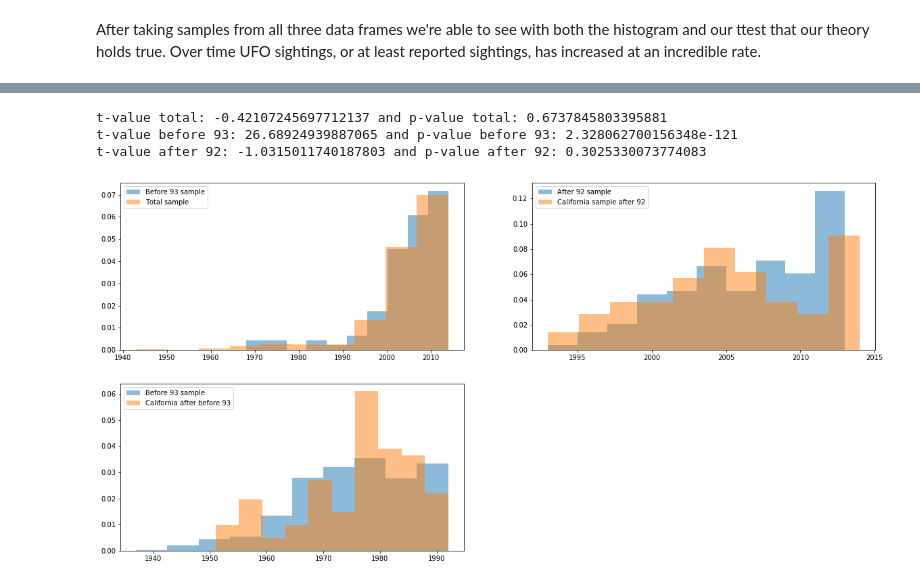
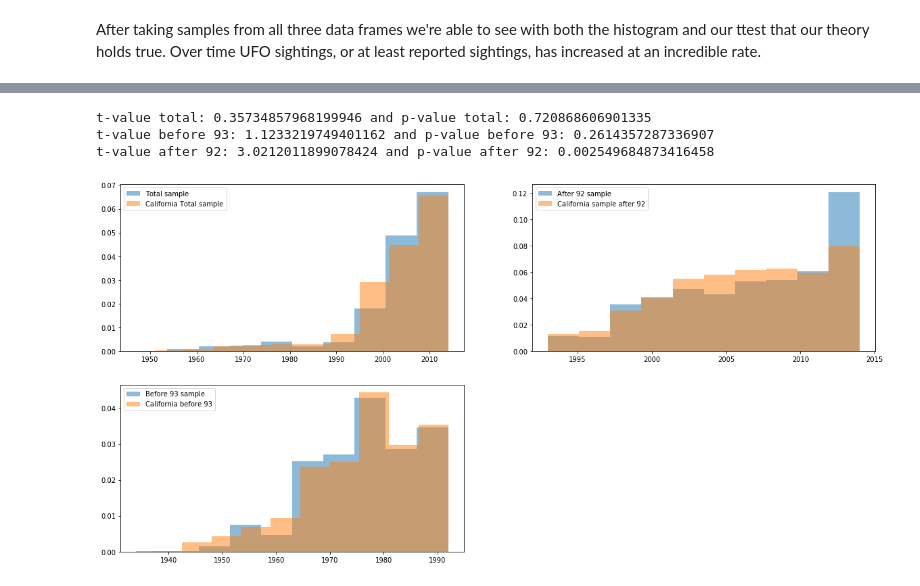
Before and after one commit to laffertyrichard/capstone1, a Jupyter notebook: capstone1.ipynb, the cells around one changed output, grey strips where cells are left out. Saved outputs shown, nothing was run; the diff lists cells and outputs as text; code cells hidden in the pictures.

```diff
--- a/capstone1.ipynb
+++ b/capstone1.ipynb
@@ -527,44 +535,57 @@ ax1.set_xlim(1949, 2014)
 # %%
+#make df with only california before 93 and after 93
 ca_b4_93 = california.loc[california['year'] < 1993]
 ca_after_93 = california.loc[california['year'] >= 1993]
 
-sample_total = np.random.choice(ufo['year'], 1000, replace = True)
-california_sample = np.random.choice(california['year'], 100, replace = True)
-california_sample_b4 = np.random.choice(ca_b4_93['year'], 100, replace = True)
-california_sample_after = np.random.choice(ca_after_93['year'], 100, replace = True)
+#remove california from the list
+minus_ca = ufo.loc[ufo['state'] != 'CA']
+minus_ca_b4 = minus_ca.loc[minus_ca['year'] < 1993]
+minus_ca_after = minus_ca.loc[minus_ca['year'] >= 1993]
+
+#make samples for histogram
+
+sample_total_noca = np.random.choice(minus_ca['year'], 1000, replace = True)
+sample_total_noca_b4 = np.random.choice(minus_ca_b4['year'], 1000, replace = True)
+sample_total_noca_after = np.random.choice(minus_ca_after['year'], 1000, replace = True)
+
+
+california_sample = np.random.choice(california['year'], 1000, replace = True)
+california_sample_b4 = np.random.choice(ca_b4_93['year'], 1000, replace = True)
+california_sample_after = np.random.choice(ca_after_93['year'], 1000, replace = True)
+
 #plot 3 histograms and print their p-values. Use density to normalize. Normed was deprecated.
 ax = plt.subplot(221)
-ax.hist(california_sample, alpha = .5, label = 'Before 93 sample', density = True)
-ax.hist(sample_total, alpha = .5, label = 'Total sample', density = True)
+ax.hist(sample_total_noca, alpha = .5, label = 'Total sample', density = True)
+ax.hist(california_sample, alpha = .5, label = 'California Total sample', density = True)
 
 plt.legend(loc = 'upper left')
 
 ax1 = plt.subplot(222)
-ax1.hist(sample_after_93, alpha = .5, label = 'After 92 sample', density = True)
+ax1.hist(sample_total_noca_after, alpha = .5, label = 'After 92 sample', density = True)
 ax1.hist(california_sample_after, alpha = .5, label = 'California sample after 92', density = True)
 
 plt.legend(loc = 'upper left')
 
 ax2 = plt.subplot(223)
-ax2.hist(sample_b4_93, alpha = .5, label = 'Before 93 sample', density = True)
-ax2.hist(california_sample_b4, alpha = .5, label = 'California after before 93', density = True)
+ax2.hist(sample_total_noca_b4, alpha = .5, label = 'Before 93 sample', density = True)
+ax2.hist(california_sample_b4, alpha = .5, label = 'California before 93', density = True)
 
 plt.legend(loc = 'upper left')
 
 
-tval, pval = ttest_ind(sample_total, california_sample)
+tval, pval = ttest_ind(sample_total_noca, california_sample)
 
 print('t-value total: {} and p-value total: {}'.format(tval, pval))
 
-tval, pval = ttest_ind(sample_total, california_sample_b4)
+tval, pval = ttest_ind(sample_total_noca_b4, california_sample_b4)
 
 print('t-value before 93: {} and p-value before 93: {}'.format(tval, pval))
 
-tval1, pval1 = ttest_ind(sample_total, california_sample_after)
+tval1, pval1 = ttest_ind(sample_total_noca_after, california_sample_after)
 
 print('t-value after 92: {} and p-value after 92: {}'.format(tval1, pval1))
 # %% [output]
-t-value total: -0.42107245697712137 and p-value total: 0.6737845803395881
-t-value before 93: 26.68924939887065 and p-value before 93: 2.328062700156348e-121
-t-value after 92: -1.0315011740187803 and p-value after 92: 0.3025330073774083
+t-value total: 0.35734857968199946 and p-value total: 0.720868606901335
+t-value before 93: 1.1233219749401162 and p-value before 93: 0.2614357287336907
+t-value after 92: 3.0212011899078424 and p-value after 92: 0.002549684873416458
-[figure, old version]
+[figure, new version]
```
Also changed, not shown: parts of 25 cells of this notebook.
